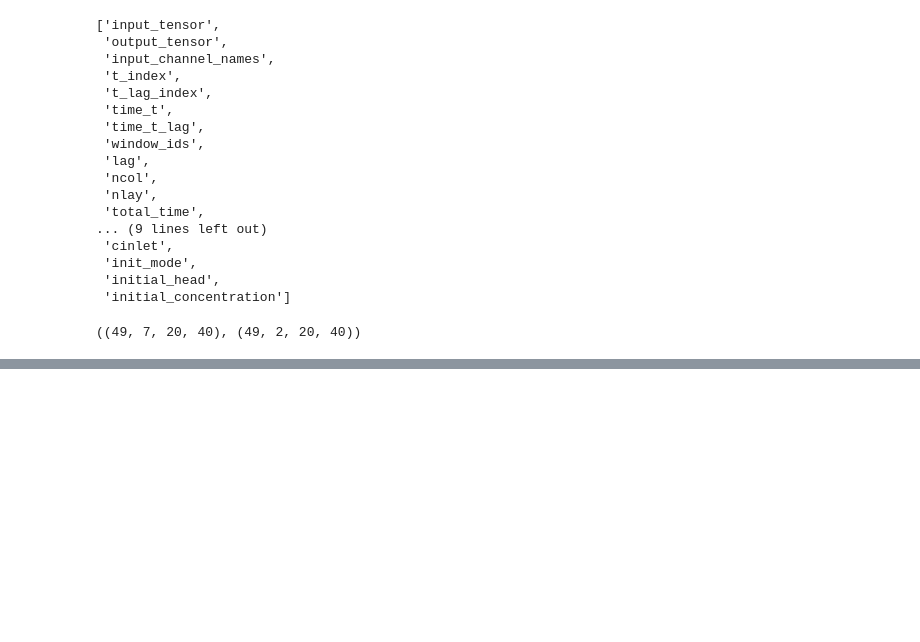
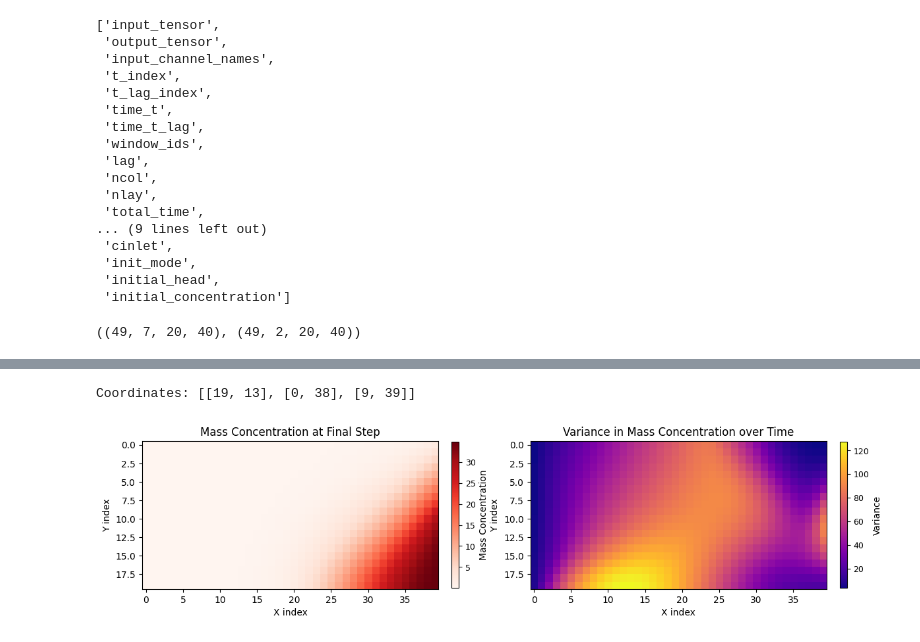
Before and after one commit to arpit-kapoor/henry_mflab, a Jupyter notebook: notebooks/test_data.ipynb, the cells around one changed output, grey strips where cells are left out. Cells and saved outputs as stored; diff of their text form; code cells hidden in the pictures; blank space fills up the shorter version.

```diff
--- a/notebooks/test_data.ipynb
+++ b/notebooks/test_data.ipynb
@@ -173,0 +210,25 @@ FileNotFoundError: [Errno 2] No such file or directory: '/Users/arpitkapoor/Proj
+# %%
+npz_file = os.path.join(single_run_dir, "windows.npz")
+windows = np.load(npz_file)
+input_tensor = windows['input_tensor']
+output_tensor = windows['output_tensor']
+# %%
+# Coords with max and min variance over time
+mass_conc_at_final_step = output_tensor[-1, 0, :, :]  # shape (ny, nx)
+var_over_time = output_tensor[:, 0].var(axis=0)  # shape (ny, nx)
+flat_idx_var_order = np.argsort(var_over_time.ravel())[::-1]
+flat_idx_var_select = np.concatenate([flat_idx_var_order[:1], flat_idx_var_order[-1:]])
+coord_list_var = np.array([np.unravel_index(idx, var_over_time.shape) for idx in flat_idx_var_select])
+coord_list_var = np.concatenate([coord_list_var, np.array([[9, 39]])])  # Combine with previous max-diff coords, ensuring no duplicates
+print("Coordinates:", coord_list_var.tolist())
+
+# Plot variance map using the reusable function
+_ = plot_2d_field(
+    [mass_conc_at_final_step, var_over_time],
+    title=["Mass Concentration at Final Step", "Variance in Mass Concentration over Time"],
+    cbar_label=["Mass Concentration", "Variance"],
+    cmap=["Reds", "plasma"]
+)
+# %% [output]
+Coordinates: [[19, 13], [0, 38], [9, 39]]
+[figure, added]
```
Also changed, not shown: parts of 8 cells of this notebook, 7 other files.
